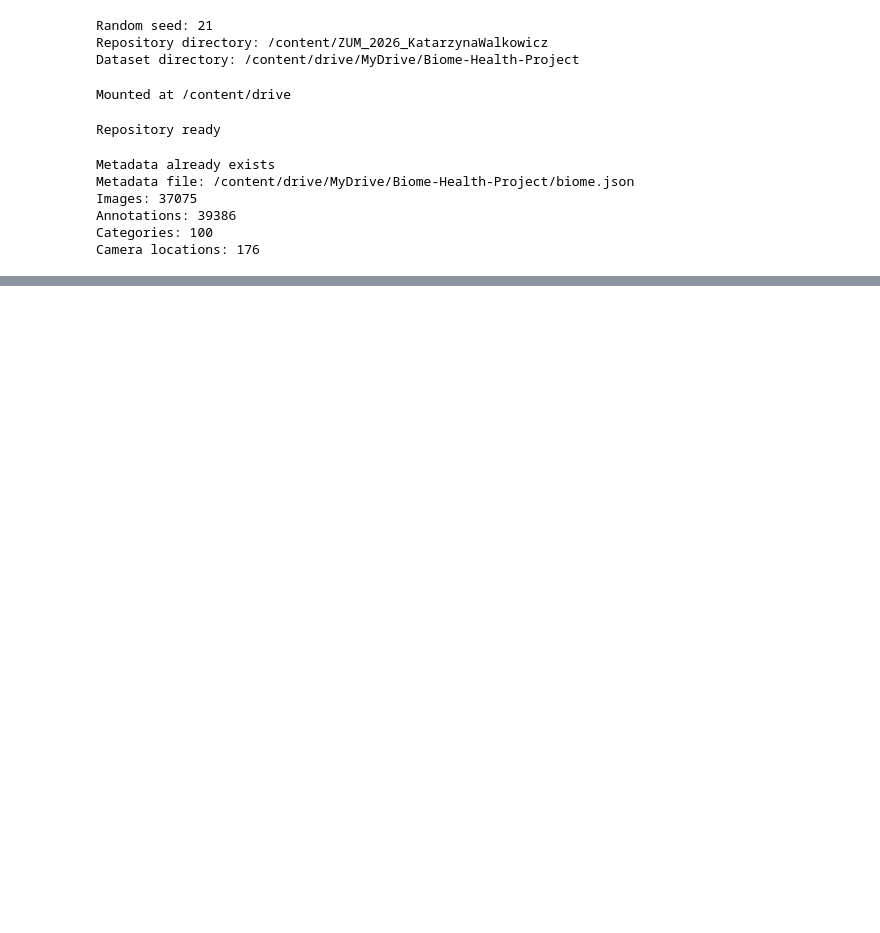
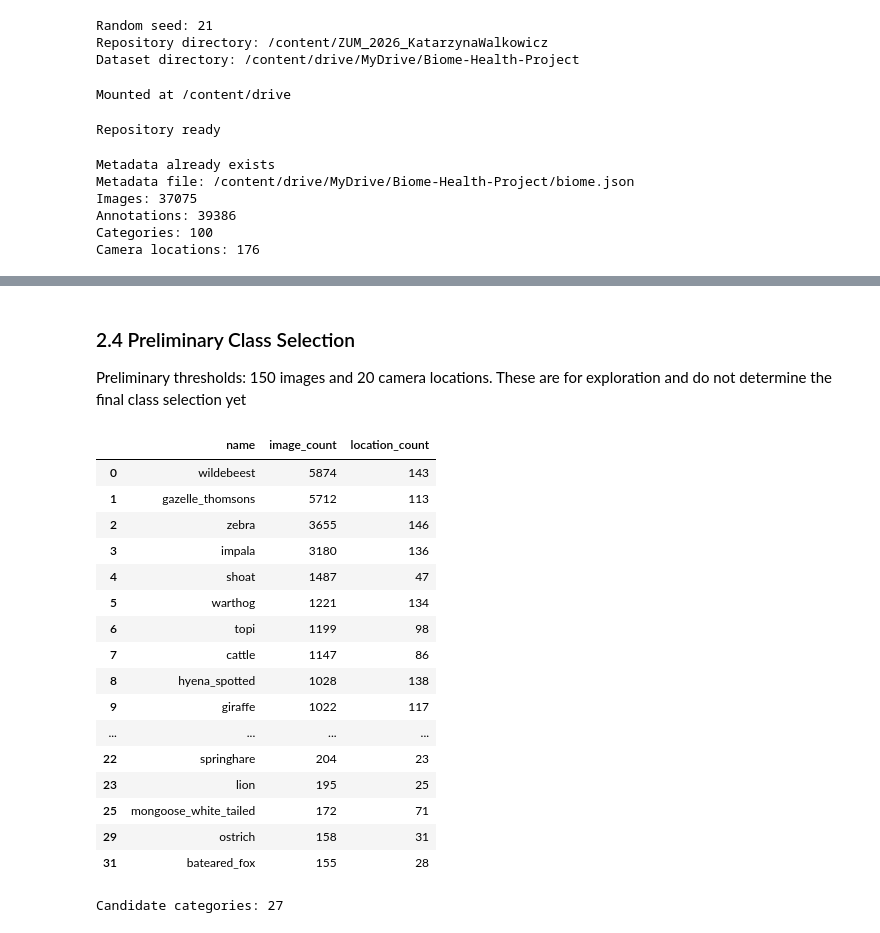
Before and after one commit to s26732-ctrl/ZUM_2026_KatarzynaWalkowicz, a Jupyter notebook: notebooks/01_data_and_protocol.ipynb, the cells around one changed output, grey strips where cells are left out. Drawn from its saved outputs; the diff is of its cells as text; code cells hidden in the pictures; blank space fills up the shorter version.

Commit message:
Complete dataset analysis and group-based splitting notebook

```diff
--- a/notebooks/01_data_and_protocol.ipynb
+++ b/notebooks/01_data_and_protocol.ipynb
@@ -74,0 +86,8 @@ Camera locations: 176
+# %%
+images_df = pd.DataFrame(metadata["images"])
+annotations_df = pd.DataFrame(metadata["annotations"])
+categories_df = pd.DataFrame(metadata["categories"])
+
+print("Images:", images_df.shape)
+print("Annotations:", annotations_df.shape)
+print("Categories:", categories_df.shape)
@@ -74,0 +246,25 @@ Camera locations: 176
+# %%
+# Camera location coverage
+single_label_data = (
+    images_df[images_df["id"].isin(single_label_images)]
+    .merge(
+        single_label_annotations[["image_id", "category_id"]].drop_duplicates(),
+        left_on="id",
+        right_on="image_id"
+    )
+)
+
+location_counts = (
+    single_label_data
+    .groupby("category_id")["location"]
+    .nunique()
+    .reset_index(name="location_count")
+)
+
+category_stats = (
+    category_counts
+    .merge(location_counts, on="category_id")
+    .sort_values("image_count", ascending=False)
+)
+
+print(category_stats[["name", "image_count", "location_count"]].head(30))
@@ -74,0 +294,34 @@ Camera locations: 176
+# %% [markdown]
+### 2.4 Preliminary Class Selection
+
+Preliminary thresholds: 150 images and 20 camera locations. These are for exploration and do not determine the final class selection yet
+# %%
+MIN_IMAGES = 150
+MIN_LOCATIONS = 20
+
+class_candidates = category_stats[
+    (category_stats["image_count"] >= MIN_IMAGES)
+    & (category_stats["location_count"] >= MIN_LOCATIONS)
+]
+
+display(class_candidates[["name", "image_count", "location_count"]])
+print(f"Candidate categories: {len(class_candidates)}")
+# %% [output]
+|  | name | image_count | location_count |
+| 0 | wildebeest | 5874 | 143 |
+| 1 | gazelle_thomsons | 5712 | 113 |
+| 2 | zebra | 3655 | 146 |
+| 3 | impala | 3180 | 136 |
+| 4 | shoat | 1487 | 47 |
+| 5 | warthog | 1221 | 134 |
+| 6 | topi | 1199 | 98 |
+| 7 | cattle | 1147 | 86 |
+| 8 | hyena_spotted | 1028 | 138 |
+| 9 | giraffe | 1022 | 117 |
+| ... | ... | ... | ... |
+| 22 | springhare | 204 | 23 |
+| 23 | lion | 195 | 25 |
+| 25 | mongoose_white_tailed | 172 | 71 |
+| 29 | ostrich | 158 | 31 |
+| 31 | bateared_fox | 155 | 28 |
+Candidate categories: 27
```
Also changed, not shown: parts of 37 cells of this notebook.
